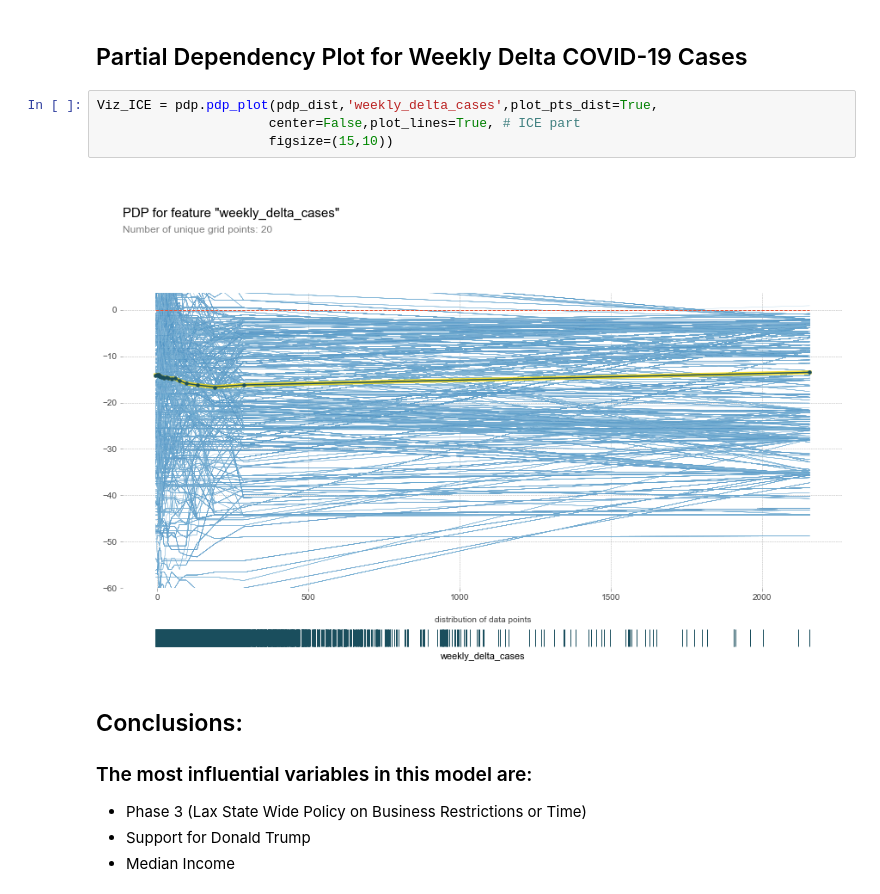
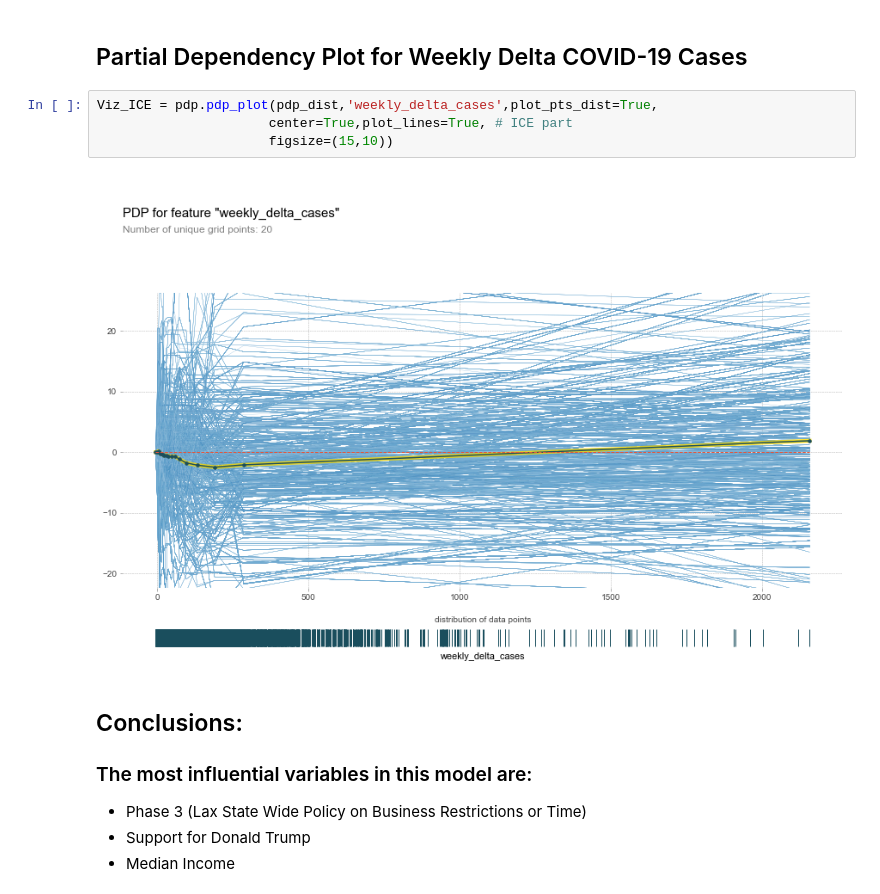
Before and after one commit to vegalla/PPOL_564_Project, a Jupyter notebook: analysis1_base.ipynb, the cells around one changed output. Saved outputs shown, nothing was run; the diff lists cells and outputs as text.

```diff
--- a/analysis1_base.ipynb
+++ b/analysis1_base.ipynb
@@ -501,10 +507,10 @@ Viz_VI
 ## Partial Dependency Plot for Weekly Delta COVID-19 Cases
 # %%
 Viz_ICE = pdp.pdp_plot(pdp_dist,'weekly_delta_cases',plot_pts_dist=True,
-                      center=False,plot_lines=True, # ICE part
+                      center=True,plot_lines=True, # ICE part
                       figsize=(15,10))
 # %% [output]
-[figure, old version]
+[figure, new version]
 # %% [markdown]
 ## Conclusions:
 
```
Also changed, not shown: parts of 24 cells of this notebook, 18 other files.
